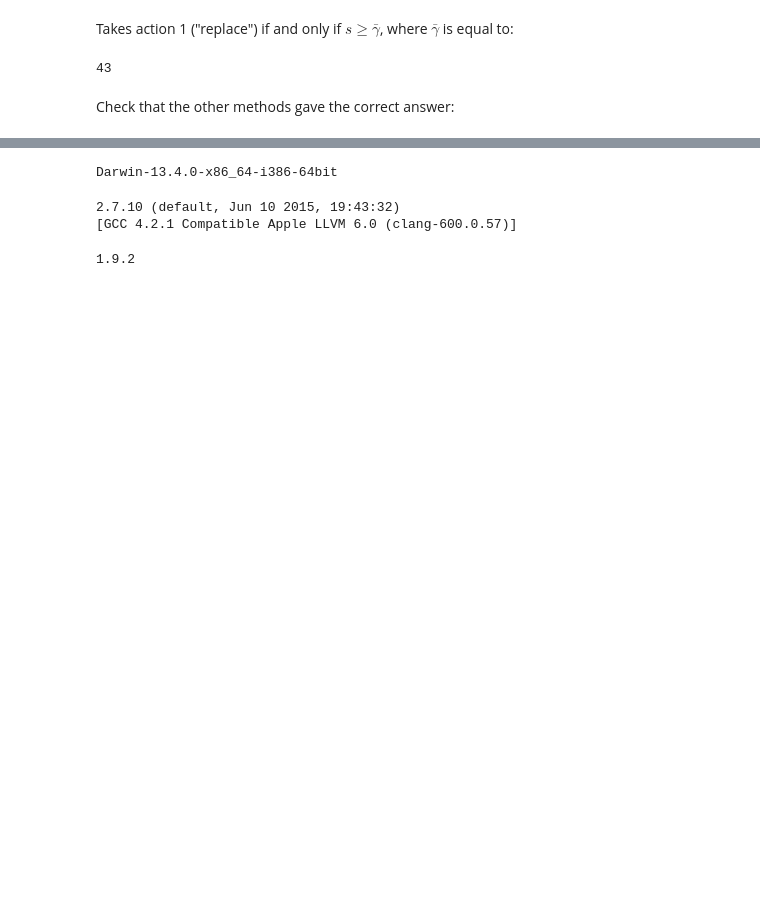
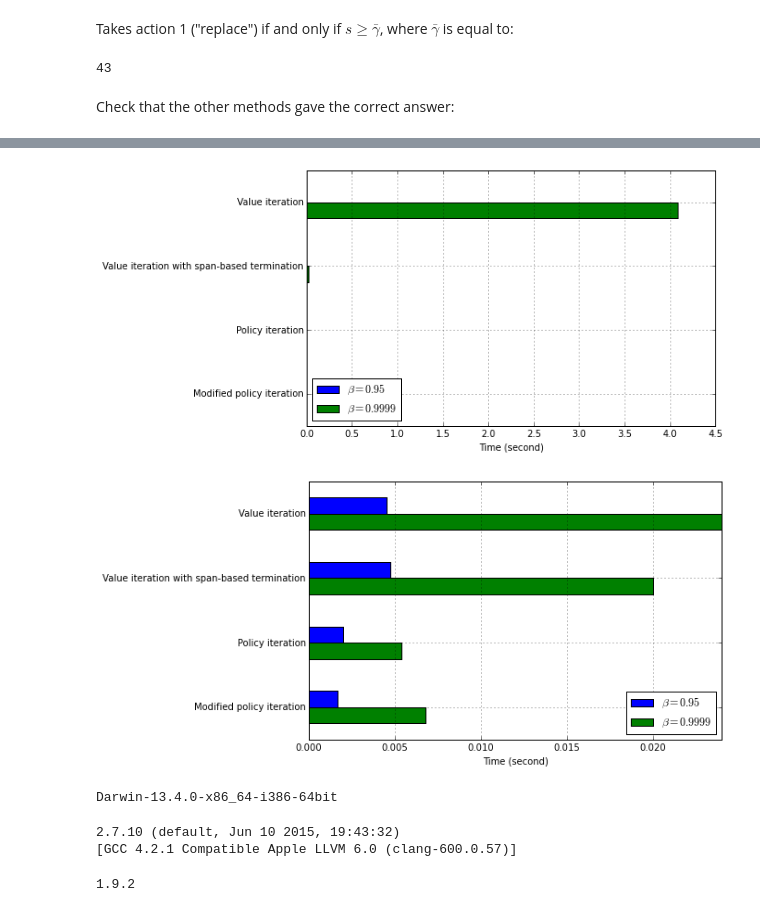
Before and after one commit to oyamad/mdp, a Jupyter notebook: mdp_ex_rust96.ipynb, the cells around one changed output, grey strips where cells are left out. Saved outputs shown, nothing was run; the diff lists cells and outputs as text; code cells hidden in the pictures; blank space fills up the shorter version.

```diff
--- a/mdp_ex_rust96.ipynb
+++ b/mdp_ex_rust96.ipynb
@@ -381,0 +496,7 @@ modified policy iteration
+# %%
+for label in labels:
+    v = results_9999[label].v
+    diff_max = \
+        np.abs(v - mdp.bellman_operator(v)).max()
+    print(diff_max, '\t' + '(' + label + ')')
+    df_9999[columns[4]].loc[label] = diff_max
@@ -381,0 +510,10 @@ modified policy iteration
+# %%
+for i in range(4):
+    if labels[i] != 'Policy iteration':
+        k = 20 if labels[i] == 'Modified policy iteration' else 0
+        res = mdp.solve(method=methods[i], v_init=v_init, k=k,
+                        max_iter=results_9999[labels[i]].num_iter-1)
+        diff = mdp.bellman_operator(res.v) - res.v
+        diff_span = (diff.max() - diff.min()) * mdp.beta / (1 - mdp.beta)
+        print(diff_span, '\t' + '(' + labels[i] + ')')
+        df_9999[columns[3]].loc[labels[i]] = diff_span
@@ -381,0 +526,7 @@ modified policy iteration
+# %%
+label = 'Policy iteration'
+v = results_9999[label].v
+diff = mdp.bellman_operator(v) - v
+diff_span = (diff.max() - diff.min()) * mdp.beta / (1 - mdp.beta)
+print(diff_span, '\t' + '(' + label + ')')
+df_9999[columns[3]].loc[label] = diff_span
@@ -381,0 +535,6 @@ modified policy iteration
+# %%
+for i in range(4):
+    k = 20 if labels[i] == 'Modified policy iteration' else 0
+    print(labels[i])
+    t = %timeit -o mdp.solve(method=methods[i], v_init=v_init, epsilon=epsilon, k=k)
+    df_9999[columns[1]].loc[labels[i]] = t.best
@@ -382,3 +558,18 @@ modified policy iteration
+# %%
+df_time = pd.DataFrame(index=labels)
+df_time[r'$\beta = 0.95$'] = df[columns[1]]
+df_time[r'$\beta = 0.9999$'] = df_9999[columns[1]]
+second_max = df_time[r'$\beta = 0.9999$'][1:].max()
+
+plt.rcParams['axes.color_cycle'] = ['g', 'b']
+for xlim in [None, (0, second_max*1.2)]:
+    ax = df_time.ix[reversed(labels)][df_time.columns[::-1]].plot(
+        kind='barh', legend='reverse', xlim=xlim, figsize=(8,5)
+    )
+    ax.set_xlabel('Time (second)')
+# %% [output]
+[figure, added]
+[figure, added]
 # %%
 import platform
 print(platform.platform())
```
Also changed, not shown: parts of 95 cells of this notebook, 6 other files.
